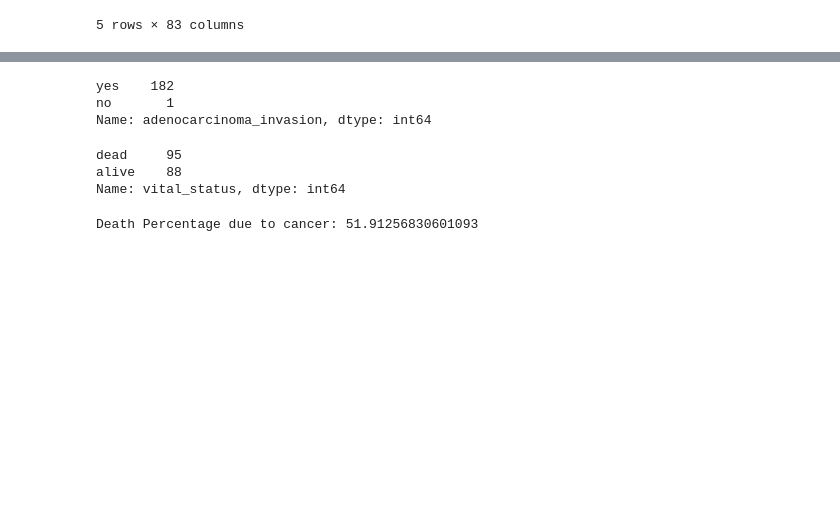
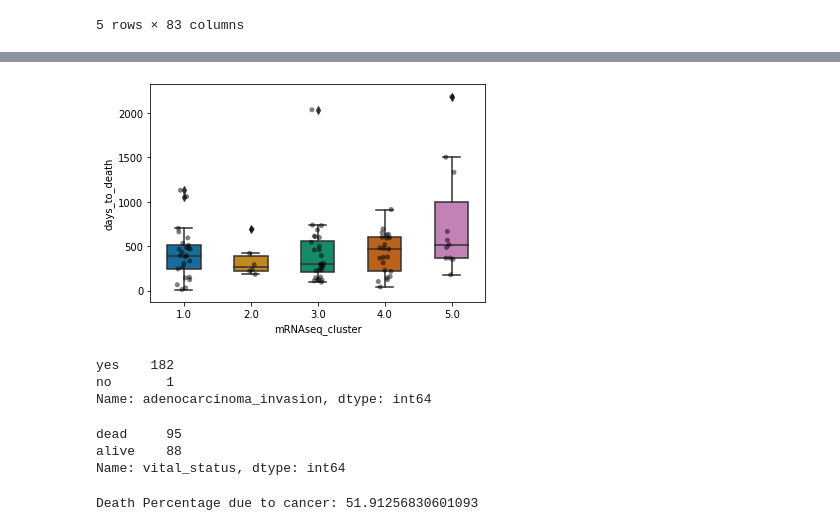
Before and after one commit to kaish114/Elucidata-Assignment-Internship, a Jupyter notebook: Elucidata_Assignment.ipynb, the cells around one changed output, grey strips where cells are left out. Cells and saved outputs as stored; diff of their text form; code cells hidden in the pictures; blank space fills up the shorter version.

```diff
--- a/Elucidata_Assignment.ipynb
+++ b/Elucidata_Assignment.ipynb
@@ -333,3 +360,19 @@ column_metadata.head()
+# %%
+
+bplot=sns.boxplot(y='days_to_death', x='mRNAseq_cluster',
+                 data=column_metadata,
+                 width=0.5,
+                 palette="colorblind")
+
+
+bplot=sns.stripplot(y='days_to_death', x='mRNAseq_cluster',
+                   data=column_metadata,
+                   jitter=True,
+                   marker='o',
+                   alpha=0.5,
+                   color='black')
+# %% [output]
+[figure, added]
 # %%
 column_metadata.adenocarcinoma_invasion.value_counts()
 # %% [output]
```
Also changed, not shown: parts of 10 cells of this notebook.
